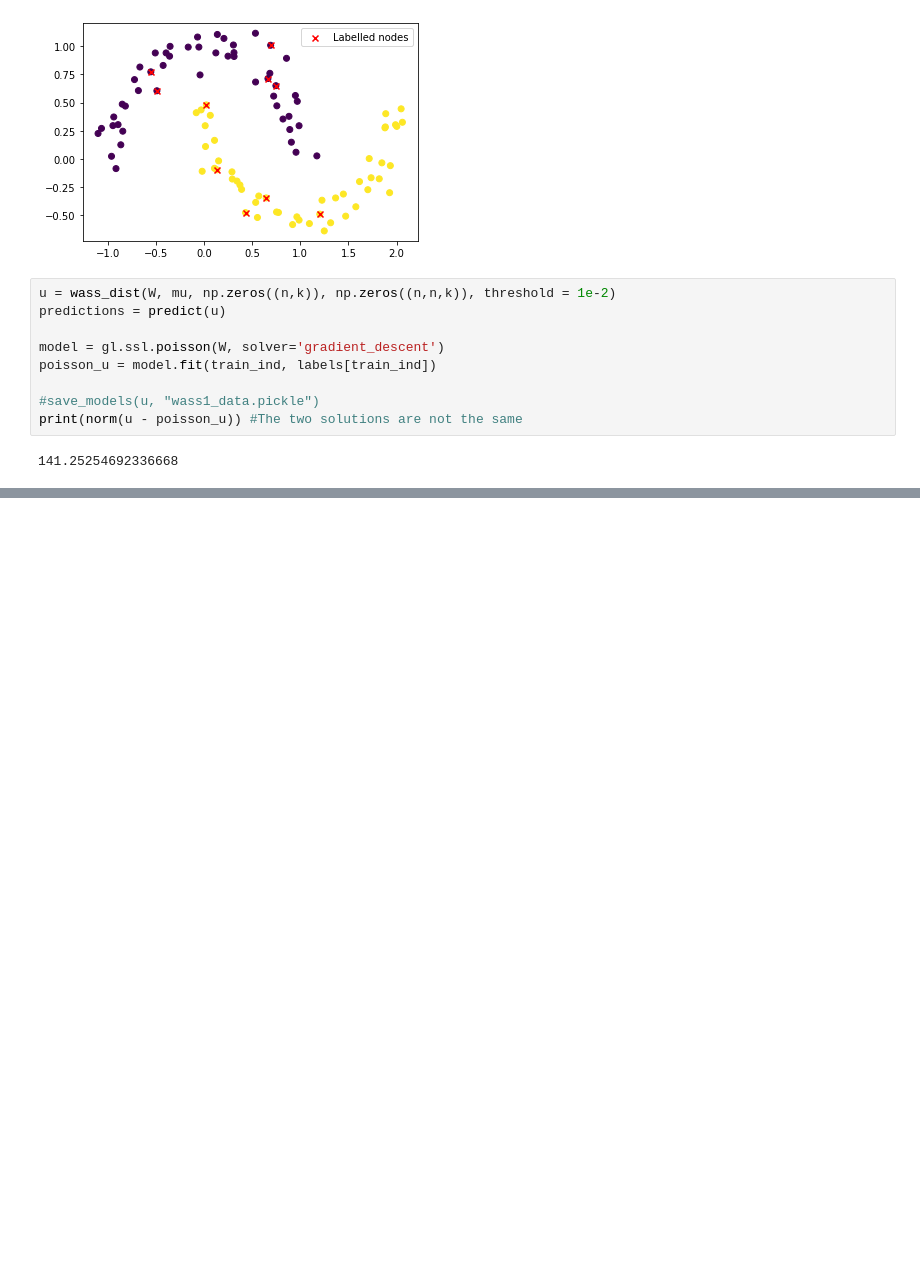
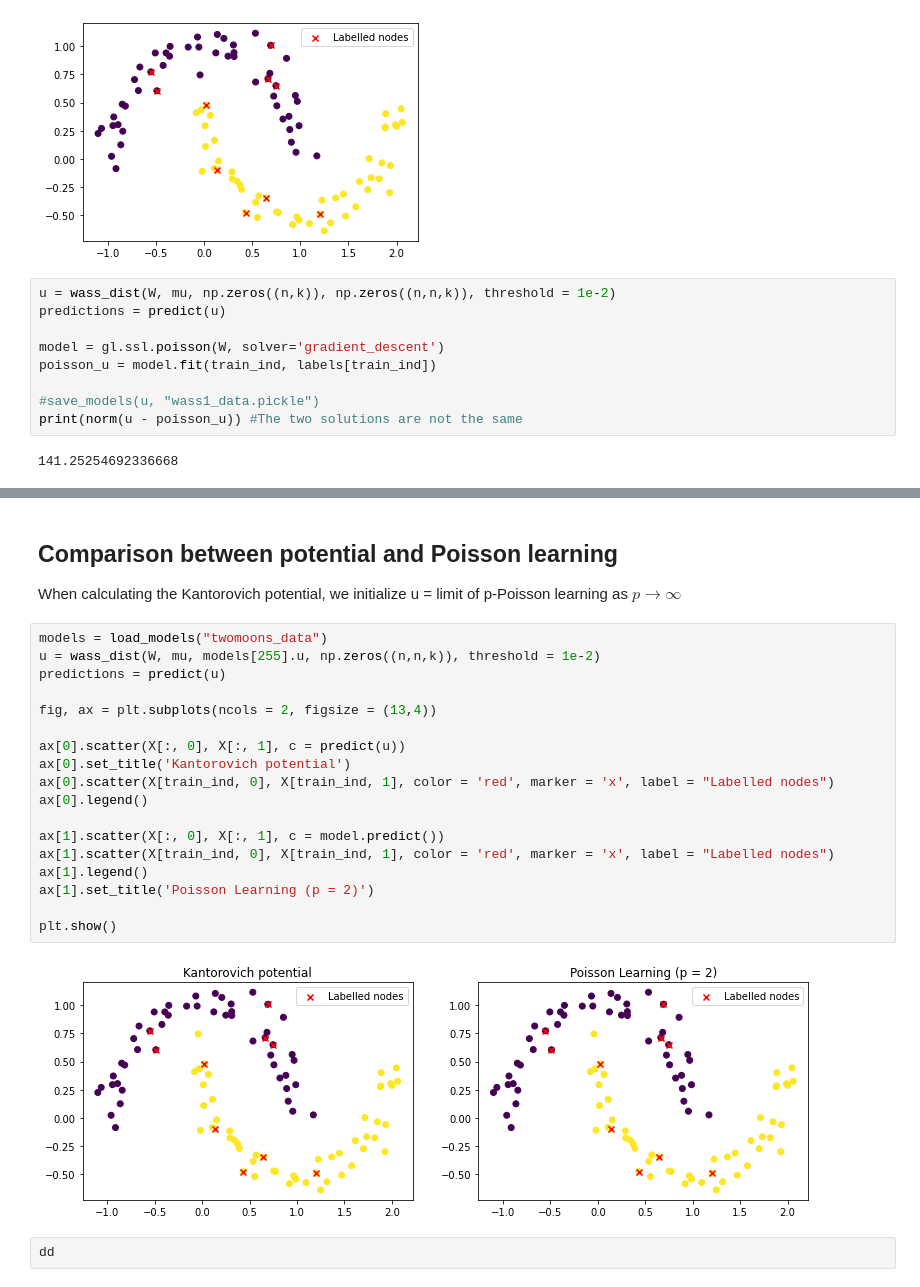
Before and after one commit to gstamatiou/optimal-classification, a Jupyter notebook: Wasserstein-1 distance.ipynb, the cells around one changed output, grey strips where cells are left out. Cells and saved outputs as stored; diff of their text form; blank space fills up the shorter version.

Commit message:
Comparison between limit of p-Poisson and Kantorovich

```diff
--- a/Wasserstein-1 distance.ipynb
+++ b/Wasserstein-1 distance.ipynb
@@ -71,0 +75,25 @@ plt.show()
+# %% [markdown]
+## Comparison between potential and Poisson learning
+When calculating the Kantorovich potential, we initialize u = limit of p-Poisson learning as $ p \to \infty$
+# %%
+models = load_models("twomoons_data")
+u = wass_dist(W, mu, models[255].u, np.zeros((n,n,k)), threshold = 1e-2)
+predictions = predict(u)
+
+fig, ax = plt.subplots(ncols = 2, figsize = (13,4))
+
+ax[0].scatter(X[:, 0], X[:, 1], c = predict(u))
+ax[0].set_title('Kantorovich potential')
+ax[0].scatter(X[train_ind, 0], X[train_ind, 1], color = 'red', marker = 'x', label = "Labelled nodes")
+ax[0].legend()
+
+ax[1].scatter(X[:, 0], X[:, 1], c = model.predict())
+ax[1].scatter(X[train_ind, 0], X[train_ind, 1], color = 'red', marker = 'x', label = "Labelled nodes")
+ax[1].legend()
+ax[1].set_title('Poisson Learning (p = 2)')
+
+plt.show()
+# %% [output]
+[figure, added]
+# %%
+dd
```
Also changed, not shown: parts of 3 cells of this notebook, 1 other file.
